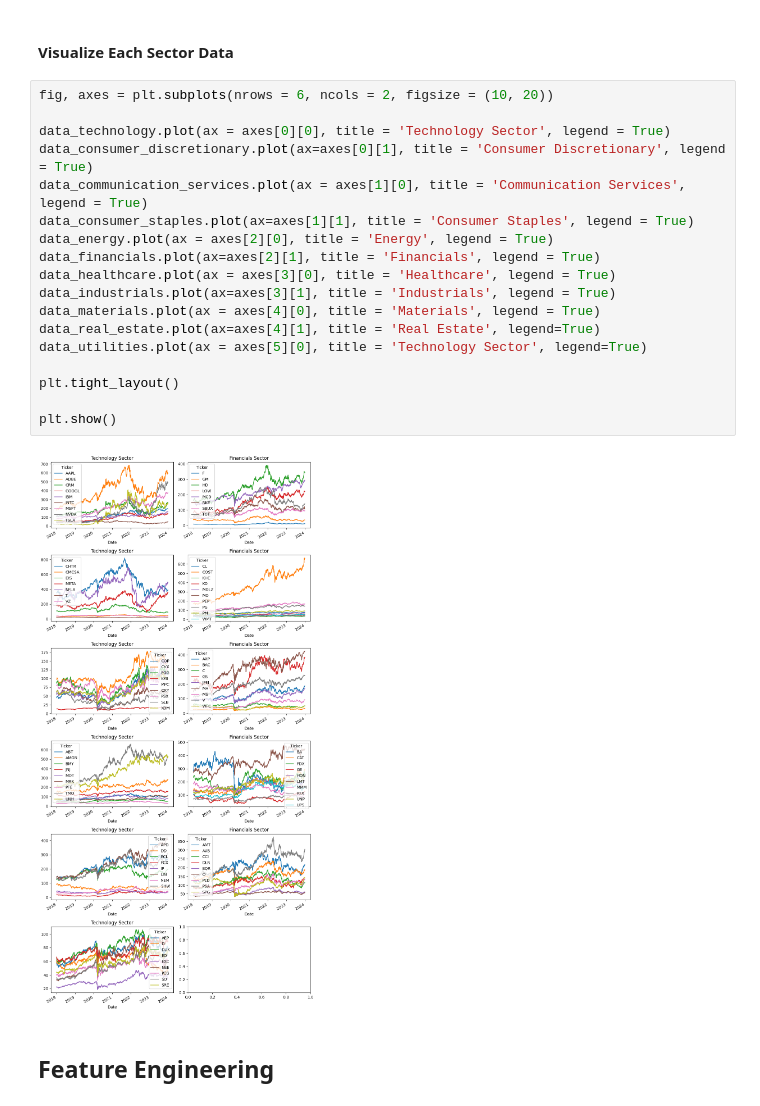
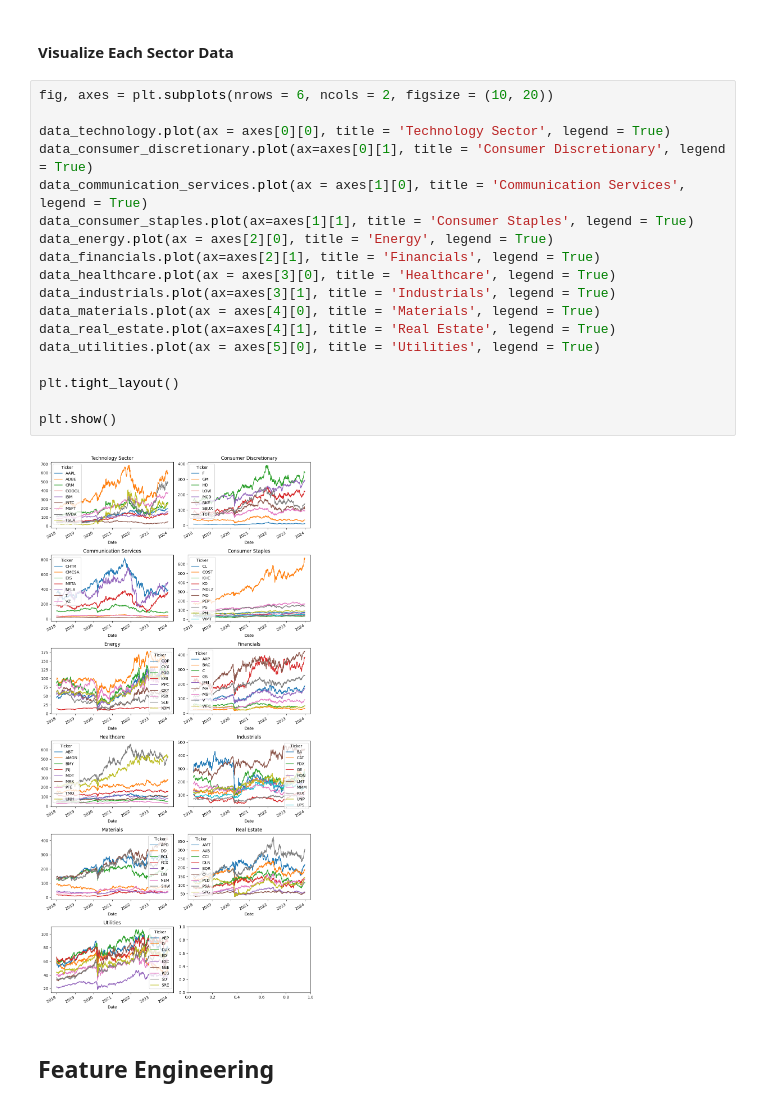
Before and after one commit to AayushKhandekar/Portfolio-Optimization, a Jupyter notebook: Main.ipynb, the cells around one changed output. Cells and saved outputs as stored; diff of their text form.

Commit message:
updated visualization titles

```diff
--- a/Main.ipynb
+++ b/Main.ipynb
@@ -124,23 +124,23 @@ data_technology.describe()
 # %%
 fig, axes = plt.subplots(nrows = 6, ncols = 2, figsize = (10, 20))
 
 data_technology.plot(ax = axes[0][0], title = 'Technology Sector', legend = True)
 data_consumer_discretionary.plot(ax=axes[0][1], title = 'Consumer Discretionary', legend = True)
 data_communication_services.plot(ax = axes[1][0], title = 'Communication Services', legend = True)
 data_consumer_staples.plot(ax=axes[1][1], title = 'Consumer Staples', legend = True)
 data_energy.plot(ax = axes[2][0], title = 'Energy', legend = True)
 data_financials.plot(ax=axes[2][1], title = 'Financials', legend = True)
 data_healthcare.plot(ax = axes[3][0], title = 'Healthcare', legend = True)
 data_industrials.plot(ax=axes[3][1], title = 'Industrials', legend = True)
 data_materials.plot(ax = axes[4][0], title = 'Materials', legend = True)
-data_real_estate.plot(ax=axes[4][1], title = 'Real Estate', legend=True)
-data_utilities.plot(ax = axes[5][0], title = 'Technology Sector', legend=True)
+data_real_estate.plot(ax=axes[4][1], title = 'Real Estate', legend = True)
+data_utilities.plot(ax = axes[5][0], title = 'Utilities', legend = True)
 
 plt.tight_layout()
 
 plt.show()
 # %% [output]
-[figure, old version]
+[figure, new version]
 # %% [markdown]
 ## Feature Engineering
 # %% [markdown]
```
